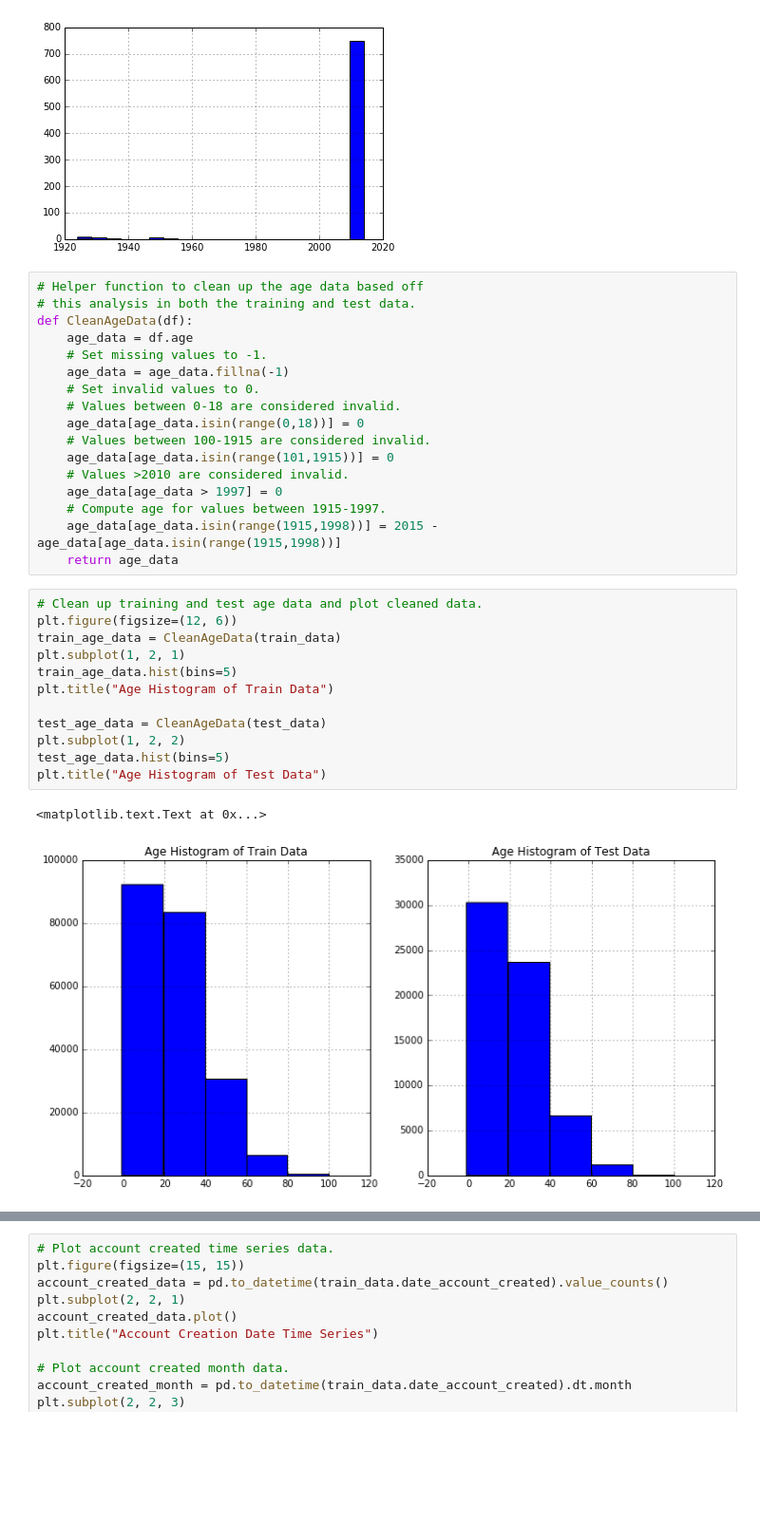
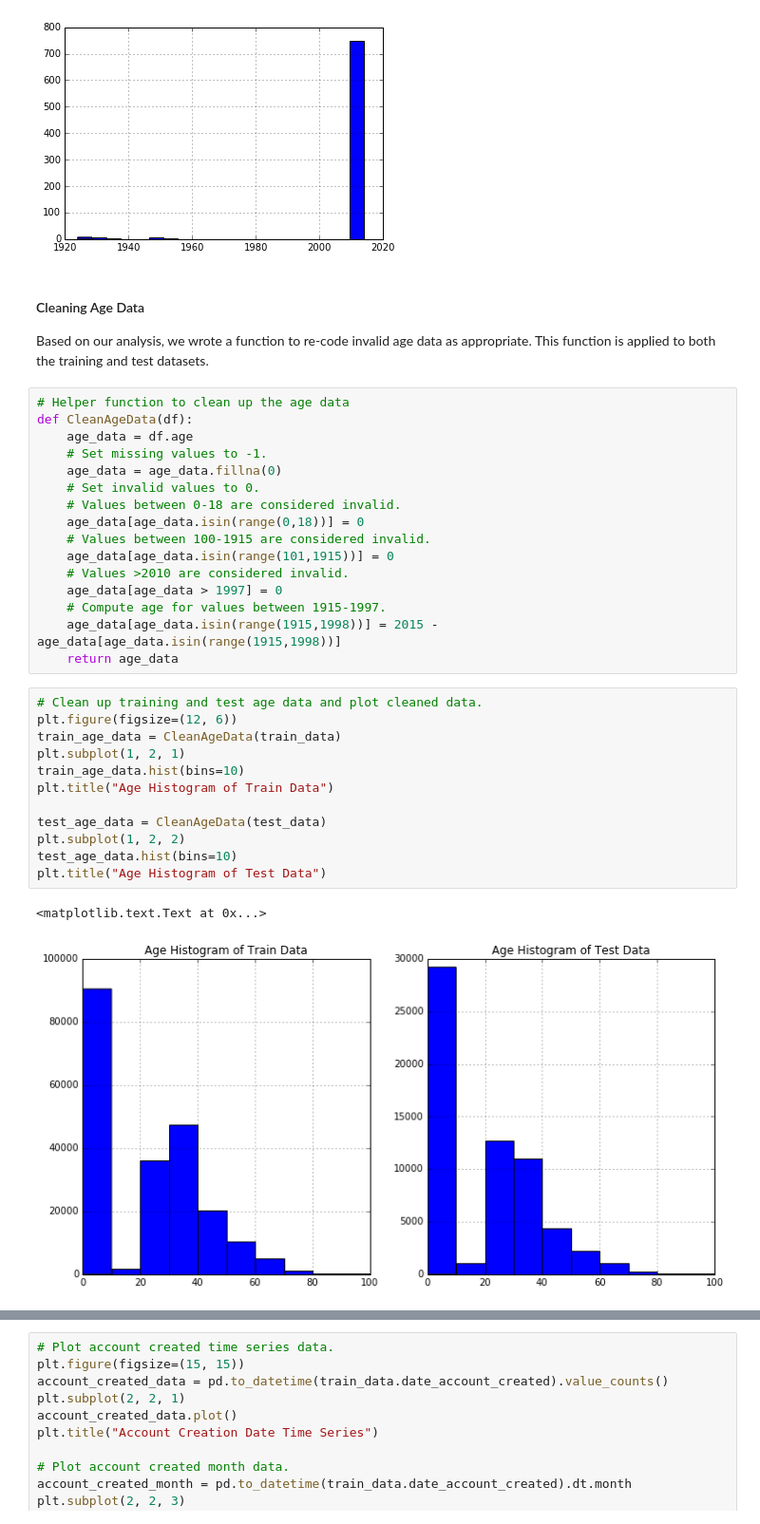
Before and after one commit to kyungguyeo/W207-Final-Project, a Jupyter notebook: airbnb_presentation.ipynb, the cells around one changed output, grey strips where cells are left out. Shown at 95% size. Drawn from its saved outputs; the diff is of its cells as text; blank space fills up the shorter version.

```diff
--- a/airbnb_presentation.ipynb
+++ b/airbnb_presentation.ipynb
@@ -215,13 +139,15 @@ GT_1915.hist(bins=20)
 # %% [output]
 <matplotlib.axes._subplots.AxesSubplot at 0x...>
 [figure]
+# %% [markdown]
+#### Cleaning Age Data
+Based on our analysis, we wrote a function to re-code invalid age data as appropriate. This function is applied to both the training and test datasets.
 # %%
-# Helper function to clean up the age data based off
-# this analysis in both the training and test data.
+# Helper function to clean up the age data
 def CleanAgeData(df):
     age_data = df.age
     # Set missing values to -1.
-    age_data = age_data.fillna(-1)
+    age_data = age_data.fillna(0)
     # Set invalid values to 0.
     # Values between 0-18 are considered invalid.
     age_data[age_data.isin(range(0,18))] = 0
@@ -235,16 +161,16 @@ def CleanAgeData(df):
 # %%
 # Clean up training and test age data and plot cleaned data.
 plt.figure(figsize=(12, 6))
 train_age_data = CleanAgeData(train_data)
 plt.subplot(1, 2, 1)
-train_age_data.hist(bins=5)
+train_age_data.hist(bins=10)
 plt.title("Age Histogram of Train Data")
 
 test_age_data = CleanAgeData(test_data)
 plt.subplot(1, 2, 2)
-test_age_data.hist(bins=5)
+test_age_data.hist(bins=10)
 plt.title("Age Histogram of Test Data")
 # %% [output]
 <matplotlib.text.Text at 0x...>
-[figure, old version]
+[figure, new version]
 # %% [markdown]
```
Also changed, not shown: parts of 55 cells of this notebook.
